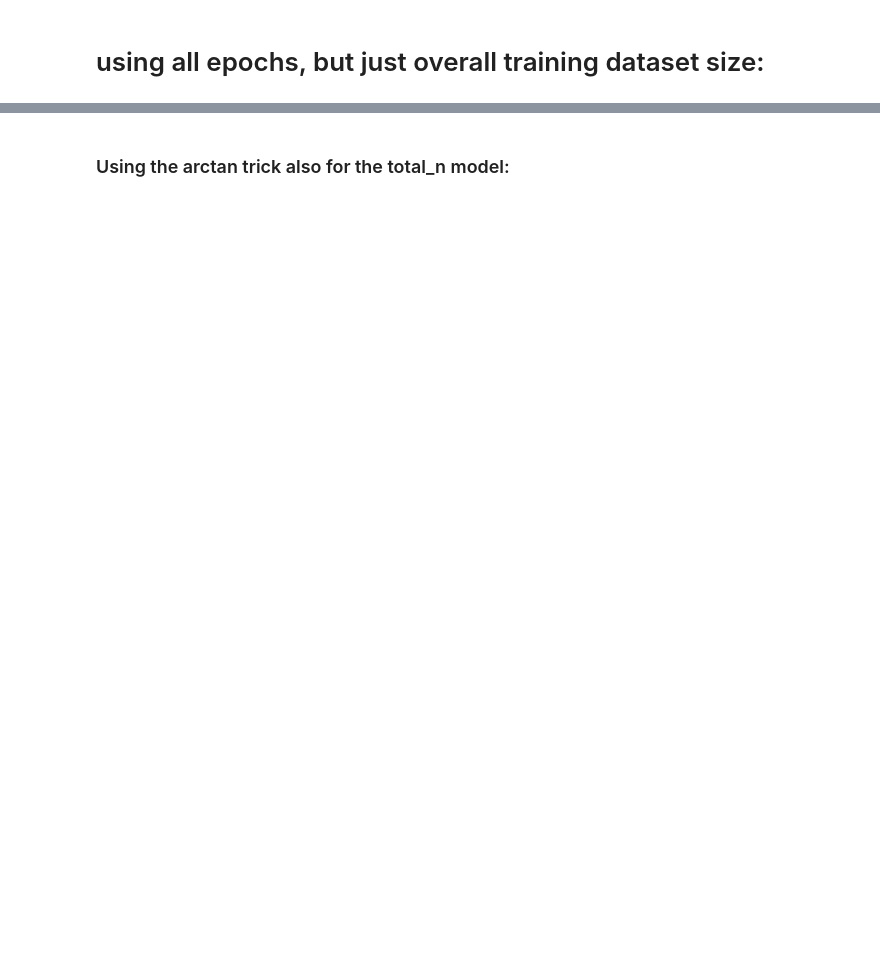
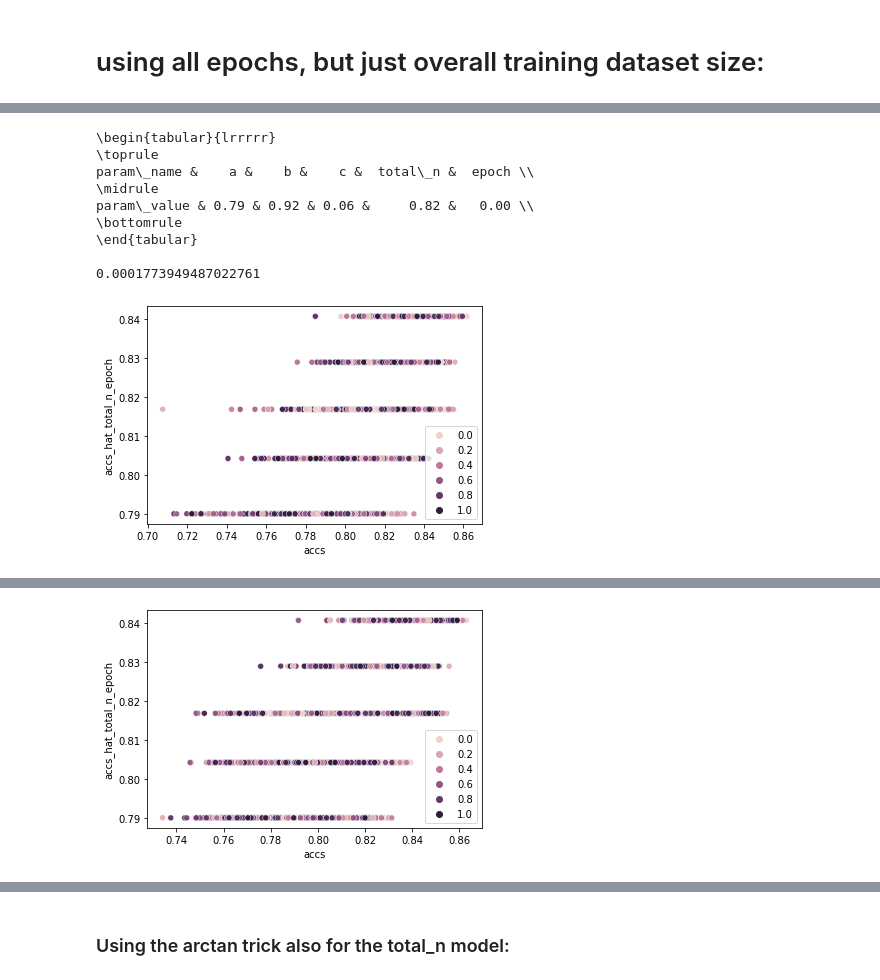
Before and after one commit to tmuehlen80/training_dataset_size_per_class, a Jupyter notebook: notebooks/emnist_datasetsize_powerlaw_allepochs.ipynb, the cells around one changed output, grey strips where cells are left out. Drawn from its saved outputs; the diff is of its cells as text; code cells hidden in the pictures; blank space fills up the shorter version.

```diff
--- a/notebooks/emnist_datasetsize_powerlaw_allepochs.ipynb
+++ b/notebooks/emnist_datasetsize_powerlaw_allepochs.ipynb
@@ -108,0 +141,5 @@ array([ 0,  2,  4,  6,  8, 10, 12, 14, 16, 18, 20, 22, 24, 26, 28, 30, 32,
+# %%
+print(results.shape)
+mask = (results.epochs_trained % 4 == 2)
+results = results[mask].reset_index(drop=True)
+print(results.shape)
@@ -491,8 +637,8 @@ if converged:
 y_hat_name = "accs_hat_total_n_epoch"
 
 def func(x, a: float, b: float, c: float, d_total_n:float, d_epochs:float) -> float:
-    x_epoch = x[10]
-    x_total_n = x[11]
+    x_epoch = x[47]
+    x_total_n = x[48]
     return a + ((d_total_n * x_total_n + d_epochs*x_epoch)**b) * c
 
 np.random.seed(seed=4342133)
@@ -504,13 +650,3 @@ try:
     converged = True
 except:
     print("did not converge")
-# %%
-param_names = ["a", "b", "c"]
-param_names = param_names + ["total_n", "epoch"]
-
-if converged:
-    plotting_printing.plotting_printing_all_epochs(func, model_type, y_hat_name, xdata, y, param_names,  params, results, xdata_val, y_val, results_val, xdata_4500, xdata_pred, results_pred_orig, results_4500, results_4500_orig, saving_plots=False, is_2param=False)
-    results = plotting_printing.forward_testing(results_orig, results_orig, results, func, n_p, xdata, y, xdata, y_hat_name)
-    plotting_printing.plot_forward_testing(results, y_hat_name)
-    results_val = plotting_printing.forward_testing(results_orig, results_val_orig, results_val, func, n_p, xdata, y, xdata_val, y_hat_name)
-    plotting_printing.plot_forward_testing(results_val, y_hat_name)
@@ -516,0 +656,50 @@ if converged:
+# %%
+#def plotting_printing_all_epochs(func, model_type, y_hat_name, xdata, y, param_names,  params, results, xdata_val, y_val, results_val, xdata_pred, results_pred_orig, saving_plots=False, is_2param=False):
+# some plotting parameters
+saving_plots = False
+props = dict(boxstyle='round', facecolor='white', alpha=0.5)
+param_df = pd.DataFrame({"param_name": param_names, "param_value": params})
+param_df = param_df.set_index("param_name").T
+HTML(display(param_df))
+print(param_df.to_latex(float_format="{:.2f}".format))
+y_hat = func(xdata, *params)
+print(((y_hat - y)**2).mean())
+# dataframe for plotting:
+results[y_hat_name] = y_hat
+
+
+sns.scatterplot(data = results, x="accs", y = y_hat_name, hue = "epochs_trained")
+#plt.xlim((0.05, 0.9))
+#plt.ylim((0.05, 0.9))
+#plt.axline((0, 0), slope=1, color="black", linestyle=(0, (5, 5)))
+#plt.text(x=0.1, y=0.8, s=f"r-sq: {np.round(metrics.r2_score(results.accs, results[y_hat_name]), 3)}", bbox=props)
+plt.legend(loc = 'lower right')
+if saving_plots:
+    plt.savefig(f"paper/plots/{model_type}_{y_hat_name}.jpg")
+plt.show()
+print(metrics.r2_score(results.accs, results[y_hat_name]))
+# val data:
+y_val_hat = func(xdata_val, *params)
+print(f"mean val loss: {((y_val_hat - y_val)**2).mean()}")
+# dataframe for plotting:
+results_val[y_hat_name] = y_val_hat
+
+sns.scatterplot(data = results_val, x="accs", y = y_hat_name, hue = "epochs_trained")
+#plt.xlim((0.05, 0.9))
+#plt.ylim((0.05, 0.9))
+#plt.axline((0, 0), slope=1, color="black", linestyle=(0, (5, 5)))
+#plt.text(x=0.1, y=0.8, s=f"r-sq: {np.round(metrics.r2_score(results_val.accs, results_val[y_hat_name]), 3)}", bbox=props)
+plt.legend(loc = 'lower right')
+if saving_plots:
+    plt.savefig(f"paper/plots/{model_type}_{y_hat_name}_val.jpg")
+plt.show()
+
+print(f"r_square val: {metrics.r2_score(results_val.accs, results_val[y_hat_name])}")
+
+acc_pred = func(xdata_pred, *params)
+results_pred_orig["acc_pred"] = acc_pred
+sns.scatterplot(data = results_pred_orig, x = "total_training_size", y = "acc_pred", hue="epochs_trained")
+plt.legend(loc = 'lower right')
+plt.show()
+display(results_pred_orig.head(2))
+# %% [output]
@@ -516,0 +708,10 @@ if converged:
+\begin{tabular}{lrrrrr}
+\toprule
+param\_name &    a &    b &    c &  total\_n &  epoch \\
+\midrule
+param\_value & 0.79 & 0.92 & 0.06 &     0.82 &   0.00 \\
+\bottomrule
+\end{tabular}
+
+0.0001773949487022761
+[figure, added]
@@ -516,0 +720 @@ if converged:
+[figure, added]
```
Also changed, not shown: parts of 35 cells of this notebook.
